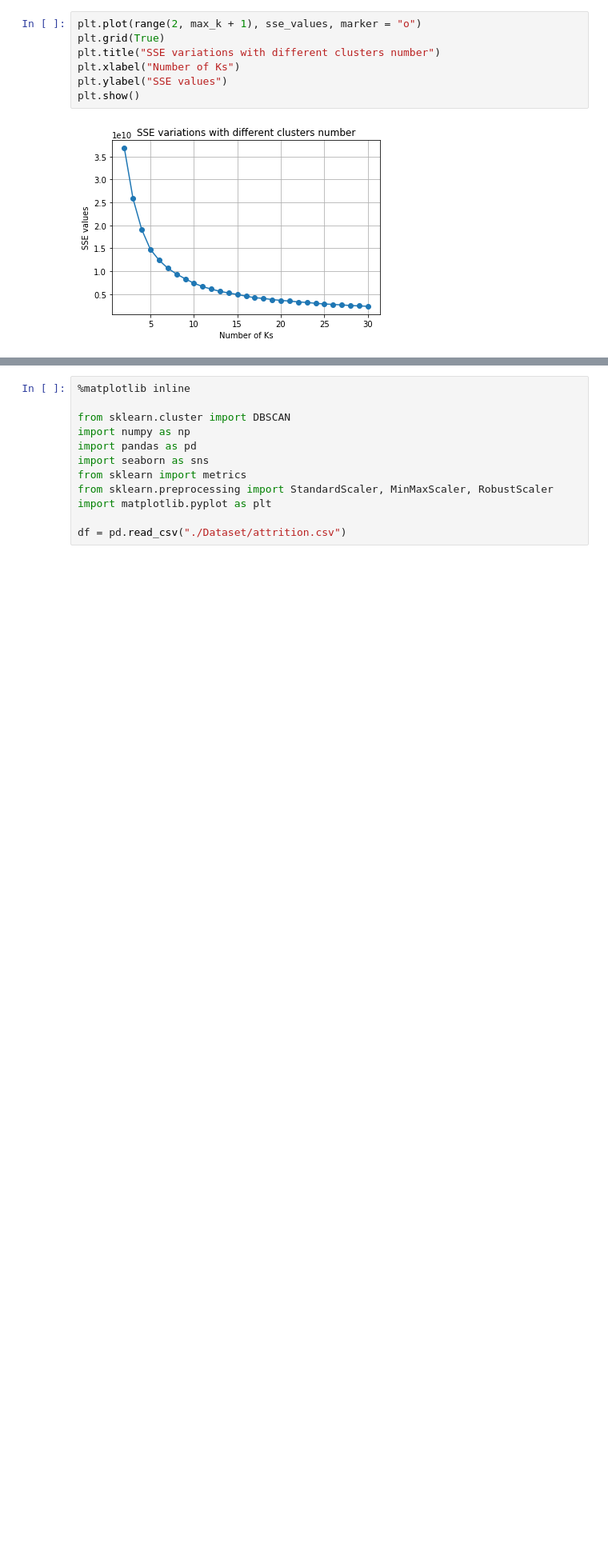
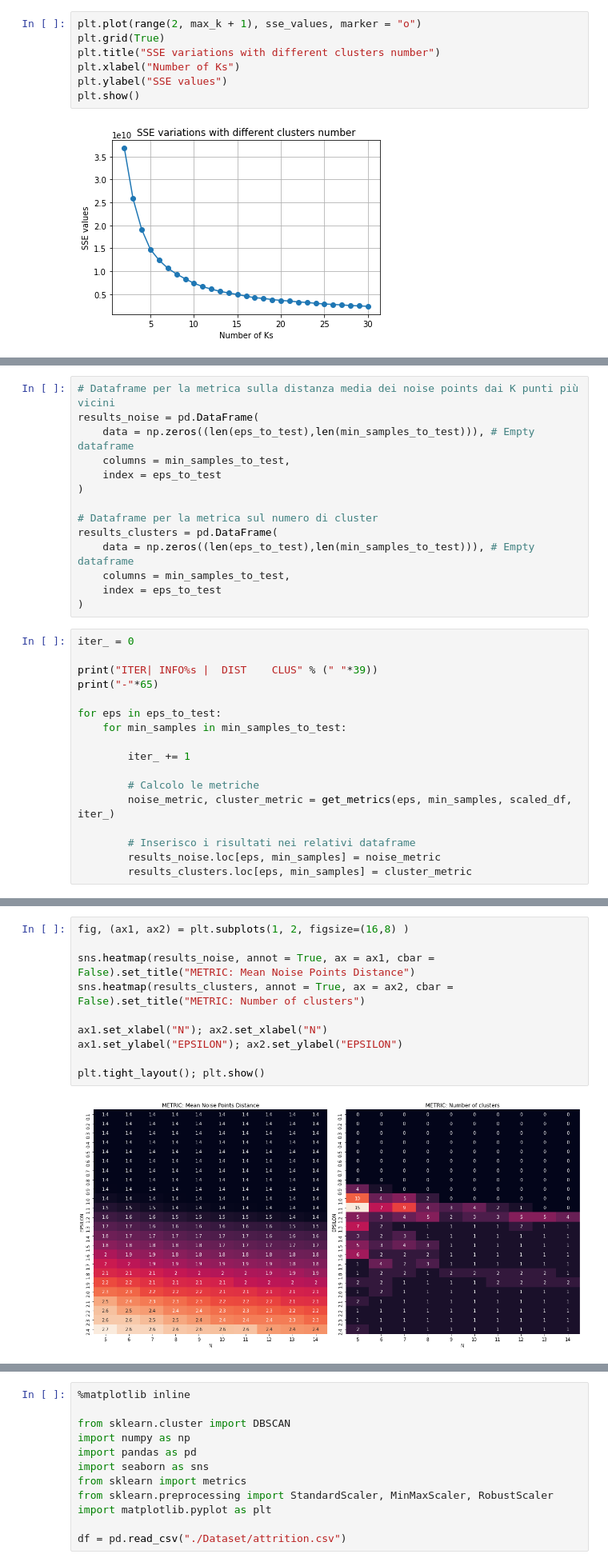
Before and after one commit to samucucchi/DataMining-1, a Jupyter notebook: DataClustering-attrition.ipynb, the cells around one changed output, grey strips where cells are left out. Shown at 80% size. Drawn from its saved outputs; the diff is of its cells as text; blank space fills up the shorter version.

```diff
--- a/DataClustering-attrition.ipynb
+++ b/DataClustering-attrition.ipynb
@@ -71,0 +145,31 @@ plt.show()
+# %%
+# Dataframe per la metrica sulla distanza media dei noise points dai K punti più vicini
+results_noise = pd.DataFrame(
+    data = np.zeros((len(eps_to_test),len(min_samples_to_test))), # Empty dataframe
+    columns = min_samples_to_test,
+    index = eps_to_test
+)
+
+# Dataframe per la metrica sul numero di cluster
+results_clusters = pd.DataFrame(
+    data = np.zeros((len(eps_to_test),len(min_samples_to_test))), # Empty dataframe
+    columns = min_samples_to_test,
+    index = eps_to_test
+)
+# %%
+iter_ = 0
+
+print("ITER| INFO%s |  DIST    CLUS" % (" "*39))
+print("-"*65)
+
+for eps in eps_to_test:
+    for min_samples in min_samples_to_test:
+
+        iter_ += 1
+
+        # Calcolo le metriche
+        noise_metric, cluster_metric = get_metrics(eps, min_samples, scaled_df, iter_)
+
+        # Inserisco i risultati nei relativi dataframe
+        results_noise.loc[eps, min_samples] = noise_metric
+        results_clusters.loc[eps, min_samples] = cluster_metric
@@ -71,0 +194,12 @@ plt.show()
+# %%
+fig, (ax1, ax2) = plt.subplots(1, 2, figsize=(16,8) )
+
+sns.heatmap(results_noise, annot = True, ax = ax1, cbar = False).set_title("METRIC: Mean Noise Points Distance")
+sns.heatmap(results_clusters, annot = True, ax = ax2, cbar = False).set_title("METRIC: Number of clusters")
+
+ax1.set_xlabel("N"); ax2.set_xlabel("N")
+ax1.set_ylabel("EPSILON"); ax2.set_ylabel("EPSILON")
+
+plt.tight_layout(); plt.show()
+# %% [output]
+[figure, added]
```
Also changed, not shown: parts of 15 cells of this notebook, 3 other files.
